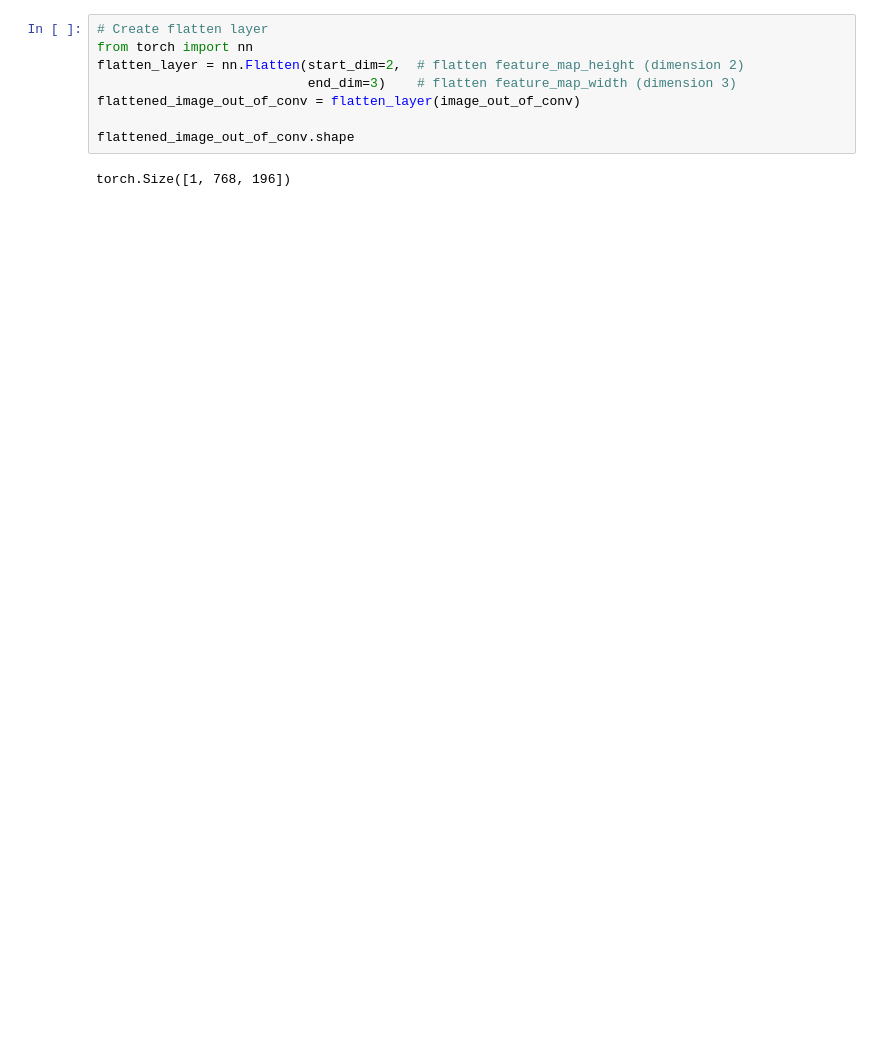
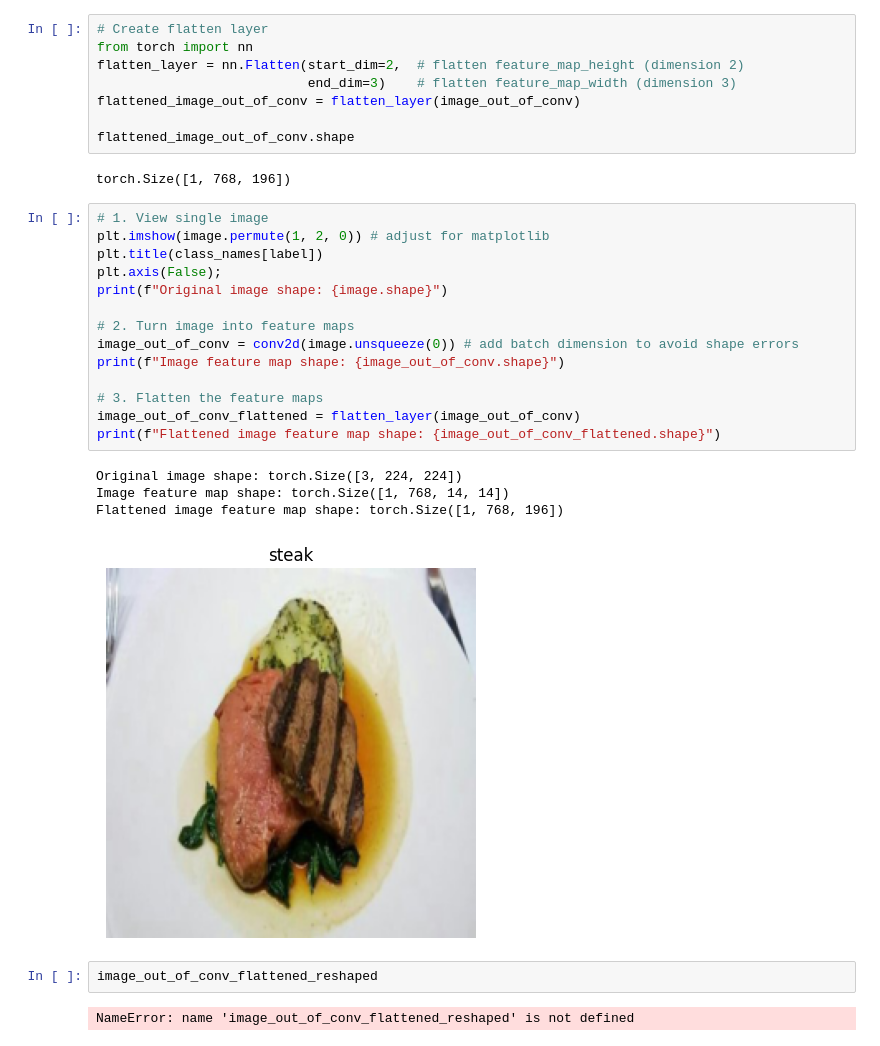
Before and after one commit to bellmake/vision_transformer, a Jupyter notebook: ViT_replication.ipynb, the cells around one changed output. Cells and saved outputs as stored; diff of their text form; blank space fills up the shorter version.

```diff
--- a/ViT_replication.ipynb
+++ b/ViT_replication.ipynb
@@ -300,3 +300,26 @@ flattened_image_out_of_conv = flatten_layer(image_out_of_conv)
 flattened_image_out_of_conv.shape
 # %% [output]
 torch.Size([1, 768, 196])
+# %%
+# 1. View single image
+plt.imshow(image.permute(1, 2, 0)) # adjust for matplotlib
+plt.title(class_names[label])
+plt.axis(False);
+print(f"Original image shape: {image.shape}")
+
+# 2. Turn image into feature maps
+image_out_of_conv = conv2d(image.unsqueeze(0)) # add batch dimension to avoid shape errors
+print(f"Image feature map shape: {image_out_of_conv.shape}")
+
+# 3. Flatten the feature maps
+image_out_of_conv_flattened = flatten_layer(image_out_of_conv)
+print(f"Flattened image feature map shape: {image_out_of_conv_flattened.shape}")
+# %% [output]
+Original image shape: torch.Size([3, 224, 224])
+Image feature map shape: torch.Size([1, 768, 14, 14])
+Flattened image feature map shape: torch.Size([1, 768, 196])
+[figure, added]
+# %%
+image_out_of_conv_flattened_reshaped
+# %% [output]
+NameError: name 'image_out_of_conv_flattened_reshaped' is not defined
```
Also changed, not shown: parts of 15 cells of this notebook.
